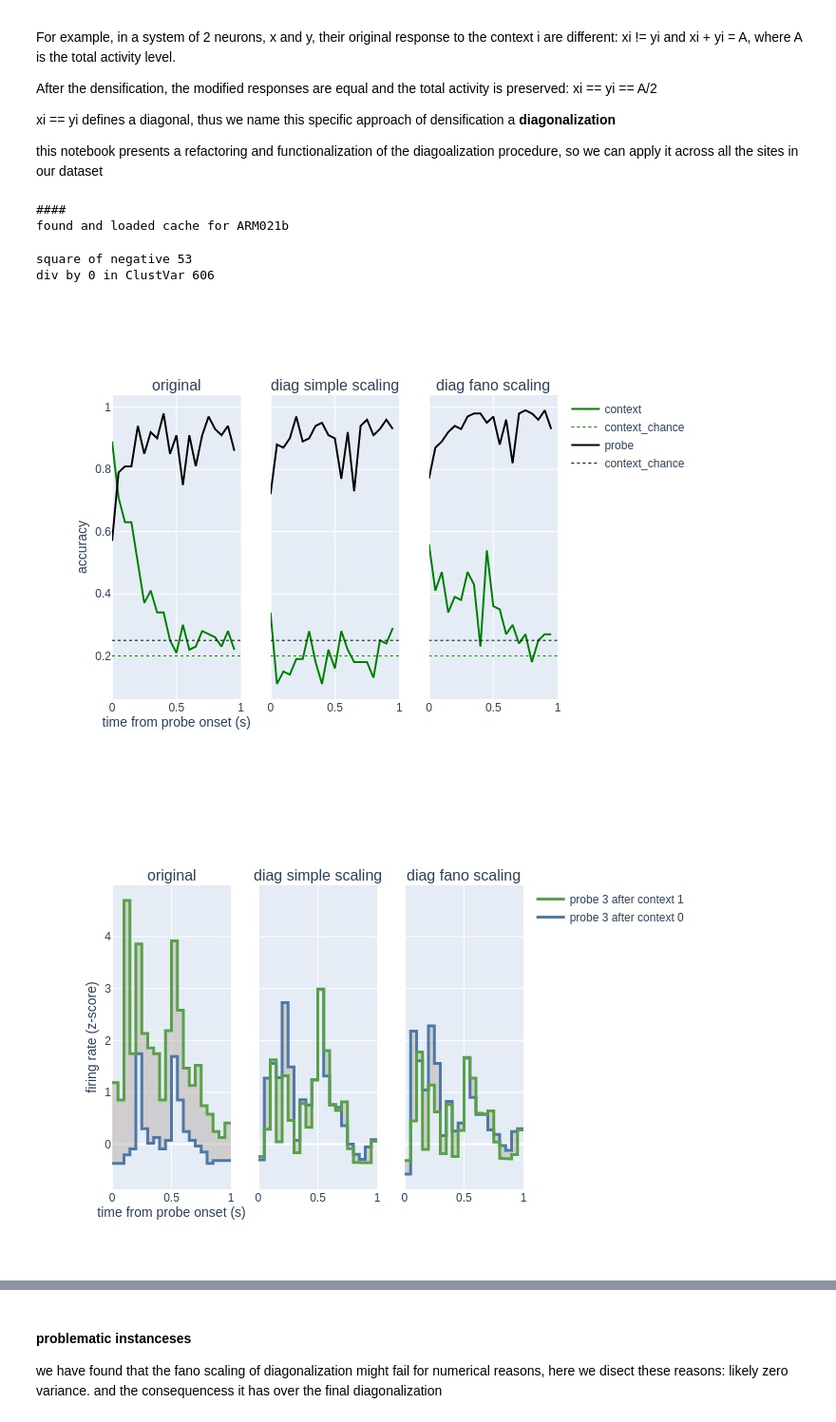
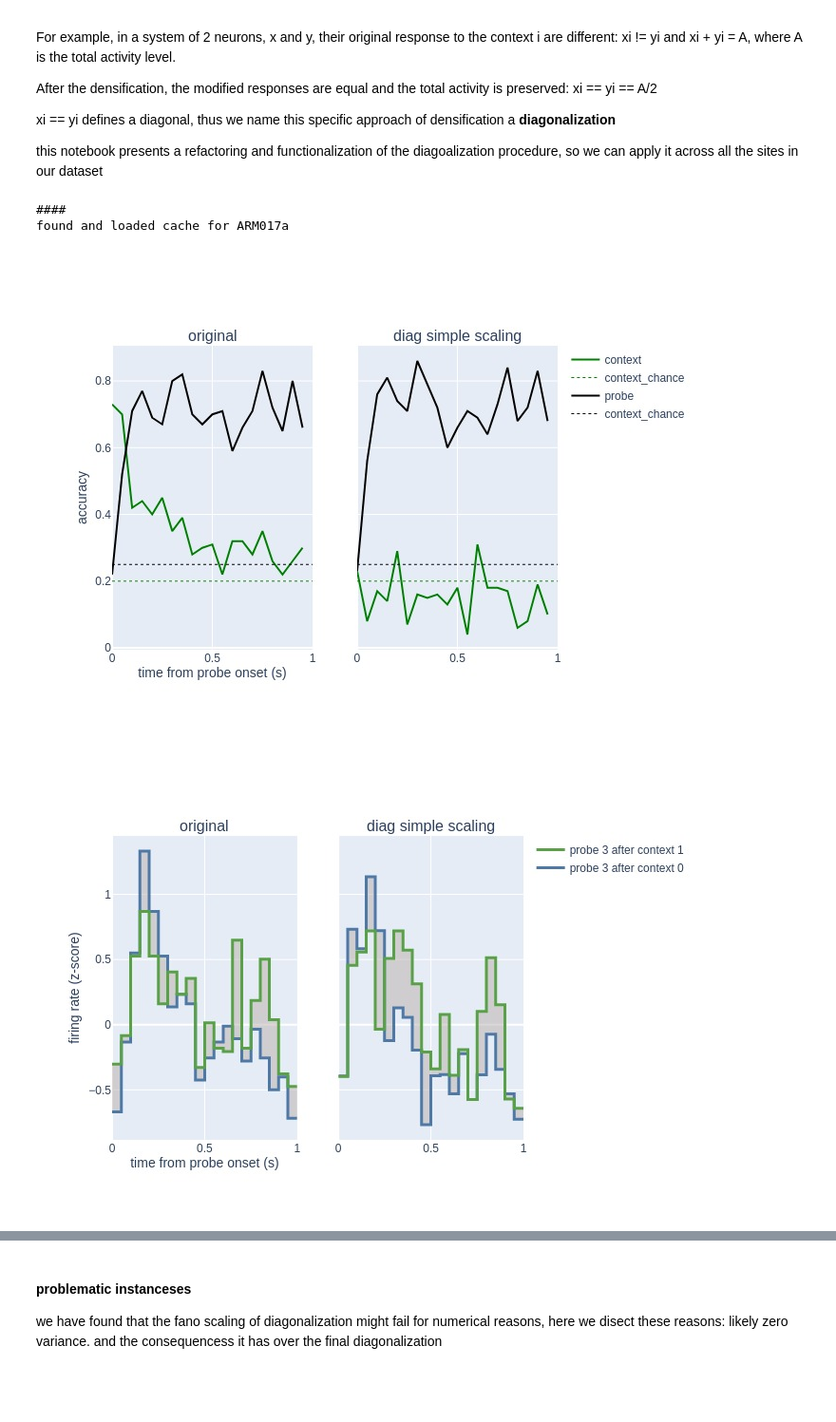
Before and after one commit to Mateo-Lopez-Espejo/context_probe_analysis, a Jupyter notebook: notebooks/230220_diagonalization_functionalized.ipynb, the cells around one changed output, grey strips where cells are left out. Shown: that part at 95% size. Drawn from its saved outputs; the diff is of its cells as text; code cells hidden in the pictures; blank space fills up the shorter version.

```diff
--- a/notebooks/230220_diagonalization_functionalized.ipynb
+++ b/notebooks/230220_diagonalization_functionalized.ipynb
@@ -60,9 +61,9 @@ raster_meta = {'reliability': 0.1,  # r value
                'stim_type': 'permutations'}
 
 # example from figure 1?
-eg_prb = 3
-eg_ctx_pair = [0,1]
-eg_cellid = 'ARM021b-36-8'
+eg_cellid, eg_ctx_pair, eg_prb = 'ARM021b-36-8', [0,1], 3 # example from figure 2, with nice PSTHs
+eg_cellid, eg_ctx_pair, eg_prb = 'ARM017a-09-1', [0,1], 3
+eg_cellid, eg_ctx_pair, eg_prb = 'ARM017a-39-2', [0,1], 3
 eg_site = eg_cellid.split('-')[0]
 
 # load cache of sigle cell rasters for this example site
@@ -78,15 +79,14 @@ else:
 test_raster = raster[:,np.asarray([19,21]),...][...,0,0][:,:,:,None,None] # 2 neurons, 1 probe, 1 time point
 # %% [output]
 ####
-found and loaded cache for ARM021b
+found and loaded cache for ARM017a
 # %%
 diag_simple_scaling = diag_and_scale(raster, mode='mean_var')
-diag_fano_scaling = diag_and_scale(raster, mode='fano_var')
 
-fig = make_subplots(rows=1, cols=3, shared_yaxes='all', shared_xaxes='all',
-                    subplot_titles=['original', 'diag simple scaling', 'diag fano scaling'])
+fig = make_subplots(rows=1, cols=2, shared_yaxes='all', shared_xaxes='all',
+                    subplot_titles=['original', 'diag simple scaling'])
 
-for cc, arr in enumerate([raster, diag_simple_scaling, diag_fano_scaling]):
+for cc, arr in enumerate([raster, diag_simple_scaling]):
     showlegend = True if cc == 0 else False
     f, _, _ = decode_and_plot(arr,showlegend=showlegend)
     f = f['data']
@@ -97,23 +97,21 @@ _ = fig.update_yaxes(title_text='accuracy', title_standoff=0, row=1, col=1)
 
 fig.show(renderer='jpeg')
 # %% [output]
-square of negative 53
-div by 0 in ClustVar 606
-[figure, old version]
+[figure, new version]
 # %%
-fig = make_subplots(rows=1, cols=3, shared_yaxes='all', shared_xaxes='all',
-                    subplot_titles=['original', 'diag simple scaling', 'diag fano scaling'])
+fig = make_subplots(rows=1, cols=2, shared_yaxes='all', shared_xaxes='all',
+                    subplot_titles=['original', 'diag simple scaling'])
 
 
-for cc, arr in enumerate([raster, diag_simple_scaling, diag_fano_scaling]):
+for cc, arr in enumerate([raster, diag_simple_scaling]):
     showlegend = True if cc == 0 else False
     f = plot_raw_pair_array(arr, cellids, eg_cellid, eg_ctx_pair, eg_prb, raster_meta['raster_fs'],
                     part='probe', hightlight_difference=True, CI=None, showlegend=showlegend)['data']
     fig.add_traces(f, rows=[1]*len(f), cols=[cc+1]*len(f))
 
 _ = fig.update_xaxes(title_text='time from probe onset (s)', title_standoff=0, row=1, col=1)
 _ = fig.update_yaxes(title_text='firing rate (z-score)', title_standoff=0, row=1, col=1)
 
 fig.show(renderer='jpeg')
 # %% [output]
-[figure, old version]
+[figure, new version]
```
Also changed, not shown: parts of 11 cells of this notebook, 5 other files.
